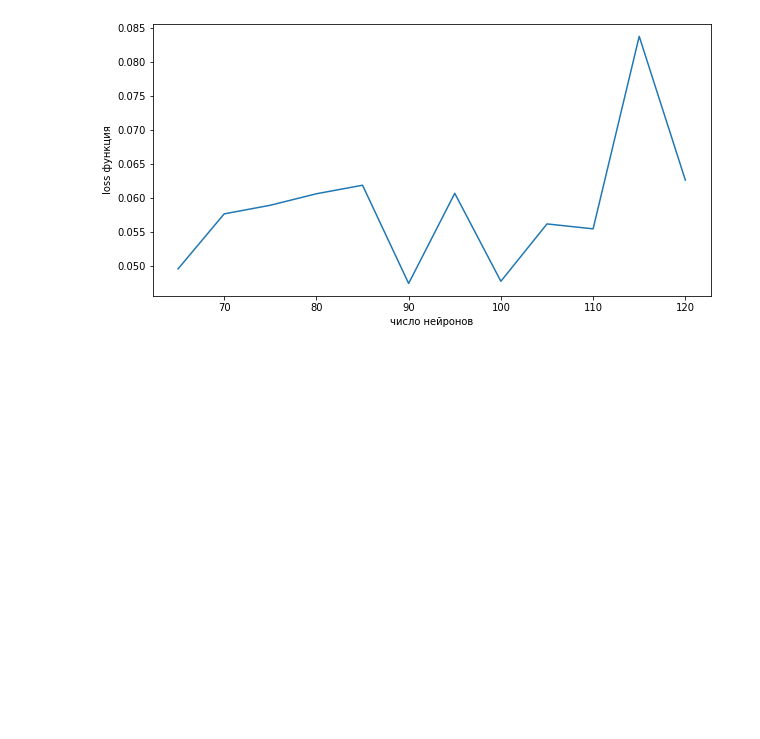
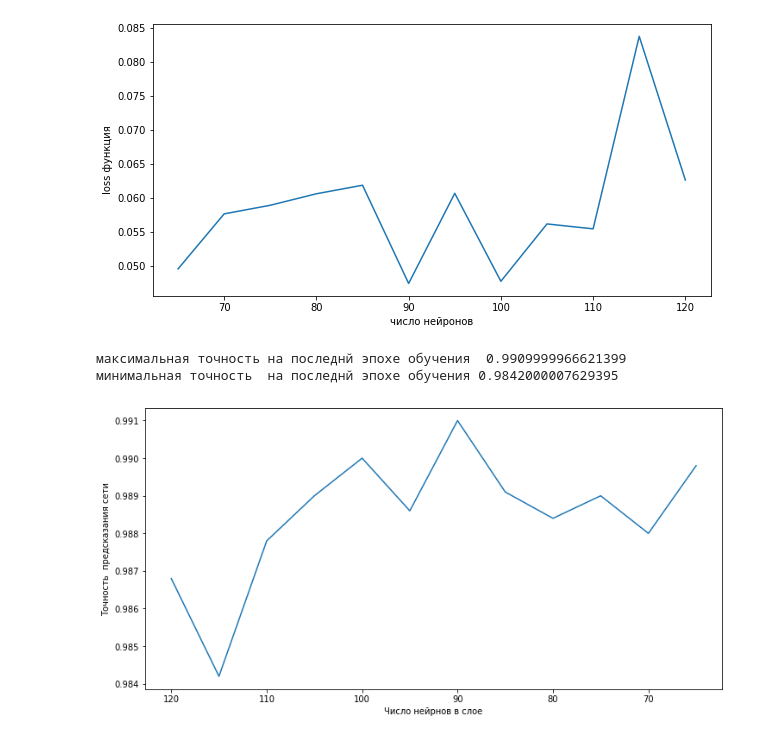
Before and after one commit to 1Un/MNIST, a Jupyter notebook: 120_65test_cnn_mnist_lenet5.ipynb, the cells around one changed output. Drawn from its saved outputs; the diff is of its cells as text; code cells hidden in the pictures; blank space fills up the shorter version.

```diff
--- a/120_65test_cnn_mnist_lenet5.ipynb
+++ b/120_65test_cnn_mnist_lenet5.ipynb
@@ -259,0 +249,2 @@ savetxt('120-64_test_accuracy_history_np.csv', test_accuracy_history_np, delimit
+# %%
+test_accuracy_history_np = genfromtxt('/content/120-64_test_accuracy_history_np.csv', delimiter=',')
@@ -259,0 +253,21 @@ savetxt('120-64_test_accuracy_history_np.csv', test_accuracy_history_np, delimit
+# %%
+fig, ax = plt.subplots(figsize=(12,6))
+lenX=len(test_accuracy_history_np[:,-1])
+
+ax.plot(np.array(range(65,121,5)),test_accuracy_history_np[:,-1])
+
+plt.gca().invert_xaxis()
+
+ax.set_xlabel('Число нейрнов в слое')
+
+ax.set_ylabel('Точность  предсказания сети')
+plt.savefig('4.png')
+
+print('максимальная точность на последнй эпохе обучения ',test_accuracy_history_np[:,-1].max())
+#print('т.е. когда число нейронов было ',120-5*(test_accuracy_history_np[:,-1].argmax()+1))
+print('минимальная точность  на последнй эпохе обучения',test_accuracy_history_np[:,-1].min())
+#print('т.е. когда число нейронов было ',120-5*(test_accuracy_history_np[:,-1].argmin()))
+# %% [output]
+максимальная точность на последнй эпохе обучения  0.9909999966621399
+минимальная точность  на последнй эпохе обучения 0.9842000007629395
+[figure, added]
```
Also changed, not shown: parts of 3 cells of this notebook.
